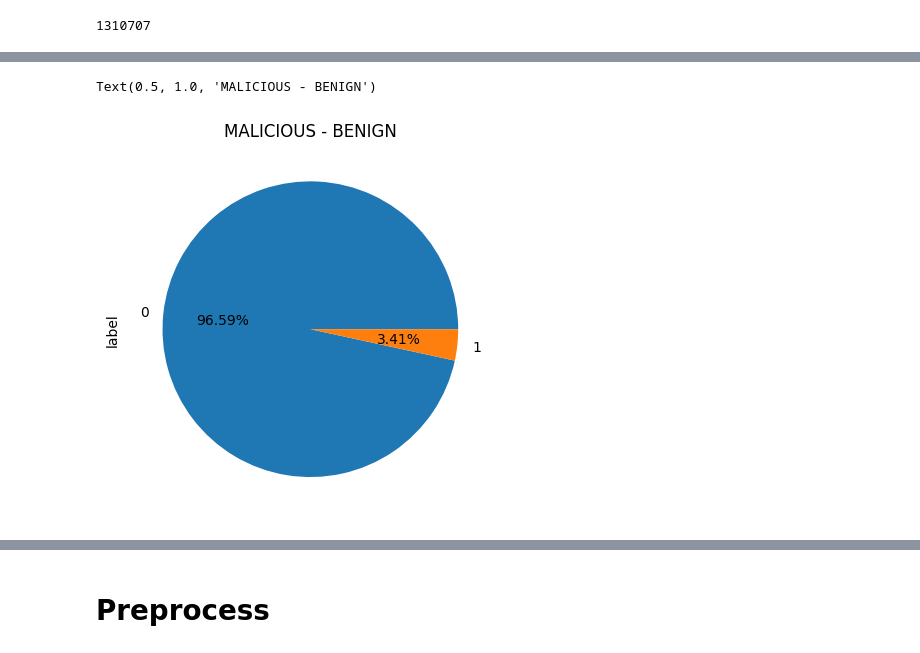
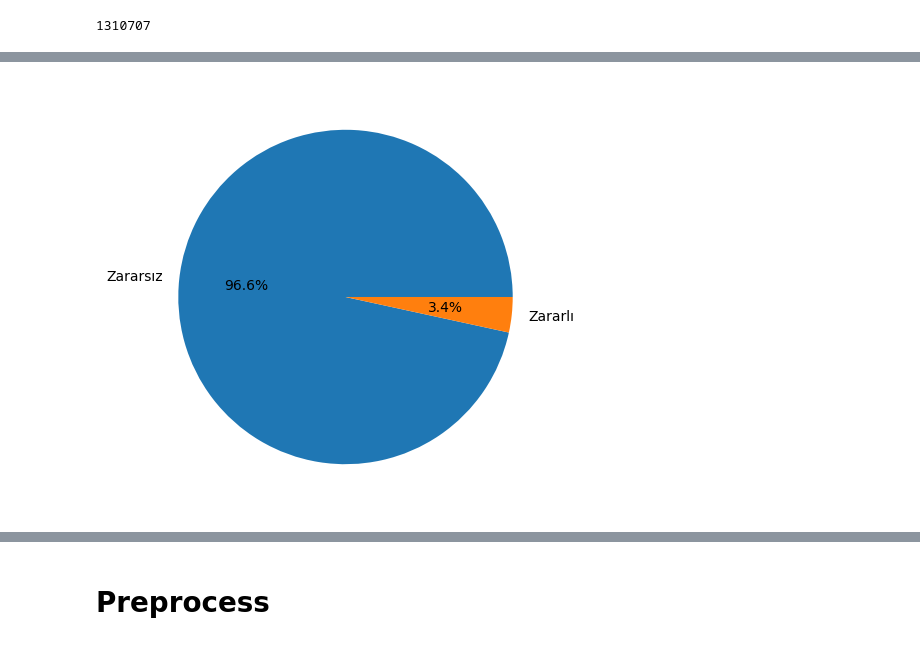
Before and after one commit to thealper2/AISECLAB-cyber-inspector, a Jupyter notebook: website/notebooks/notebook.ipynb, the cells around one changed output, grey strips where cells are left out. Saved outputs shown, nothing was run; the diff lists cells and outputs as text; code cells hidden in the pictures.

```diff
--- a/website/notebooks/notebook.ipynb
+++ b/website/notebooks/notebook.ipynb
@@ -3,11 +3,11 @@ import numpy as np
 import pandas as pd
 import urllib
 import os
-from bs4 import BeautifulSoup
 import re
 import pickle
 import nltk
 import string
+import time
 from wordcloud import WordCloud
 import matplotlib.pyplot as plt
 import seaborn as sns
@@ -17,10 +17,34 @@ from nltk.stem import SnowballStemmer
 from nltk.corpus import stopwords
 from collections import Counter
 from PIL import Image
-from sklearn.linear_model import LogisticRegression
 from sklearn.model_selection import train_test_split
 from sklearn.metrics import accuracy_score, classification_report, confusion_matrix
 from sklearn.preprocessing import StandardScaler
+from sklearn.metrics import precision_recall_curve, recall_score, auc, roc_auc_score, roc_curve, precision_score, f1_score
+from imblearn.over_sampling import SMOTE
+from sklearn.model_selection import cross_val_score
+from sklearn.model_selection import GridSearchCV
+from sklearn.linear_model import LogisticRegression
+from sklearn.ensemble import RandomForestClassifier
+from sklearn.tree import DecisionTreeClassifier
+from xgboost import XGBClassifier
+
+import warnings
+from sklearn.exceptions import ConvergenceWarning
+warnings.filterwarnings("ignore", category=UserWarning)
+warnings.filterwarnings("ignore", category=FutureWarning)
+warnings.filterwarnings("ignore", category=ConvergenceWarning)
+
+from mlxtend.plotting import plot_confusion_matrix
+from scikitplot.metrics import plot_cumulative_gain, plot_precision_recall, plot_roc_curve
+PROJECT_ROOT_DIR = ".."
+IMAGES_PATH = os.path.join(PROJECT_ROOT_DIR, "images")
+np.random.seed(42)
+
+def save_fig(title):
+    path = os.path.join(IMAGES_PATH, title + ".png")
+    plt.tight_layout()
+    plt.savefig(path, format="png", dpi=300)
 # %%
 def loadFile(name):
     directory = str(os.getcwd())
@@ -129,8 +153,13 @@ df.head()
 # %%
-df["label"].value_counts().plot(kind="pie", autopct="%.2f%%").set_title("MALICIOUS - BENIGN")
+total_0, total_1 = len(df[df["label"] == 0]), len(df[df["label"] == 1])
+label = np.array(["Zararsız", "Zararlı"])
+values = np.array([total_0, total_1])
+plt.figure(figsize=(5, 5))
+plt.pie(values, labels=label, autopct="%.1f%%")
+save_fig("total_db")
+plt.show()
 # %% [output]
-Text(0.5, 1.0, 'MALICIOUS - BENIGN')
-[figure, old version]
+[figure, new version]
 # %%
 def clear_first_char(column):
     if column.startswith("/"):
```
Also changed, not shown: parts of 118 cells of this notebook.
